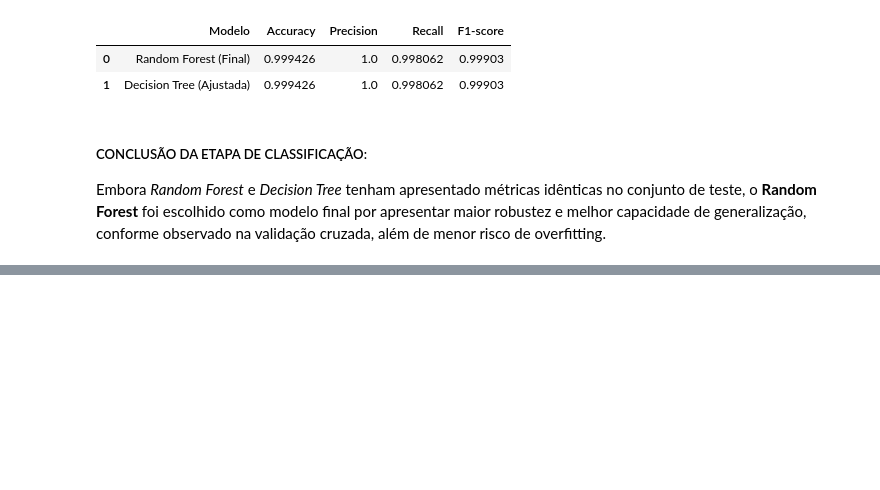
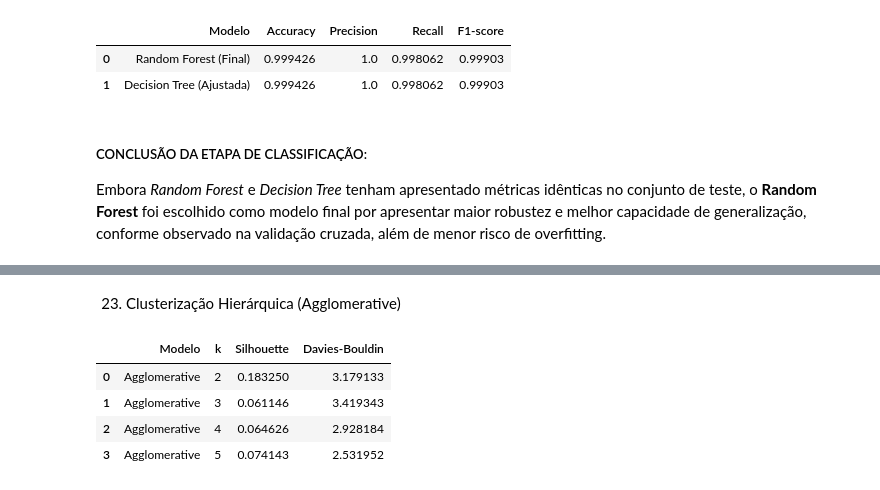
Before and after one commit to WKesneY/T3-Ciencia_de_Dados, a Jupyter notebook: notebooks/books-dataset.ipynb, the cells around one changed output, grey strips where cells are left out. Drawn from its saved outputs; the diff is of its cells as text; code cells hidden in the pictures; blank space fills up the shorter version.

```diff
--- a/notebooks/books-dataset.ipynb
+++ b/notebooks/books-dataset.ipynb
@@ -459,0 +548,30 @@ Embora *Random Forest* e *Decision Tree* tenham apresentado métricas idênticas
+# %% [markdown]
+23. Clusterização Hierárquica (Agglomerative)
+# %%
+from sklearn.cluster import AgglomerativeClustering
+
+# Lista para armazenar os resultados do modelo Agglomerative
+results_agg = []
+
+for k in k_values:
+    # Criação e treinamento do modelo de clusterização hierárquica
+    agg = AgglomerativeClustering(n_clusters=k)
+    labels = agg.fit_predict(X_cluster_scaled)
+
+    # Cálculo das métricas de avaliação
+    results_agg.append({
+        "Modelo": "Agglomerative",
+        "k": k,
+        "Silhouette": silhouette_score(X_cluster_scaled, labels),
+        "Davies-Bouldin": davies_bouldin_score(X_cluster_scaled, labels)
+    })
+
+# Conversão dos resultados em DataFrame
+df_agg = pd.DataFrame(results_agg)
+df_agg
+# %% [output]
+|  | Modelo | k | Silhouette | Davies-Bouldin |
+| 0 | Agglomerative | 2 | 0.183250 | 3.179133 |
+| 1 | Agglomerative | 3 | 0.061146 | 3.419343 |
+| 2 | Agglomerative | 4 | 0.064626 | 2.928184 |
+| 3 | Agglomerative | 5 | 0.074143 | 2.531952 |
```
Also changed, not shown: parts of 17 cells of this notebook.
